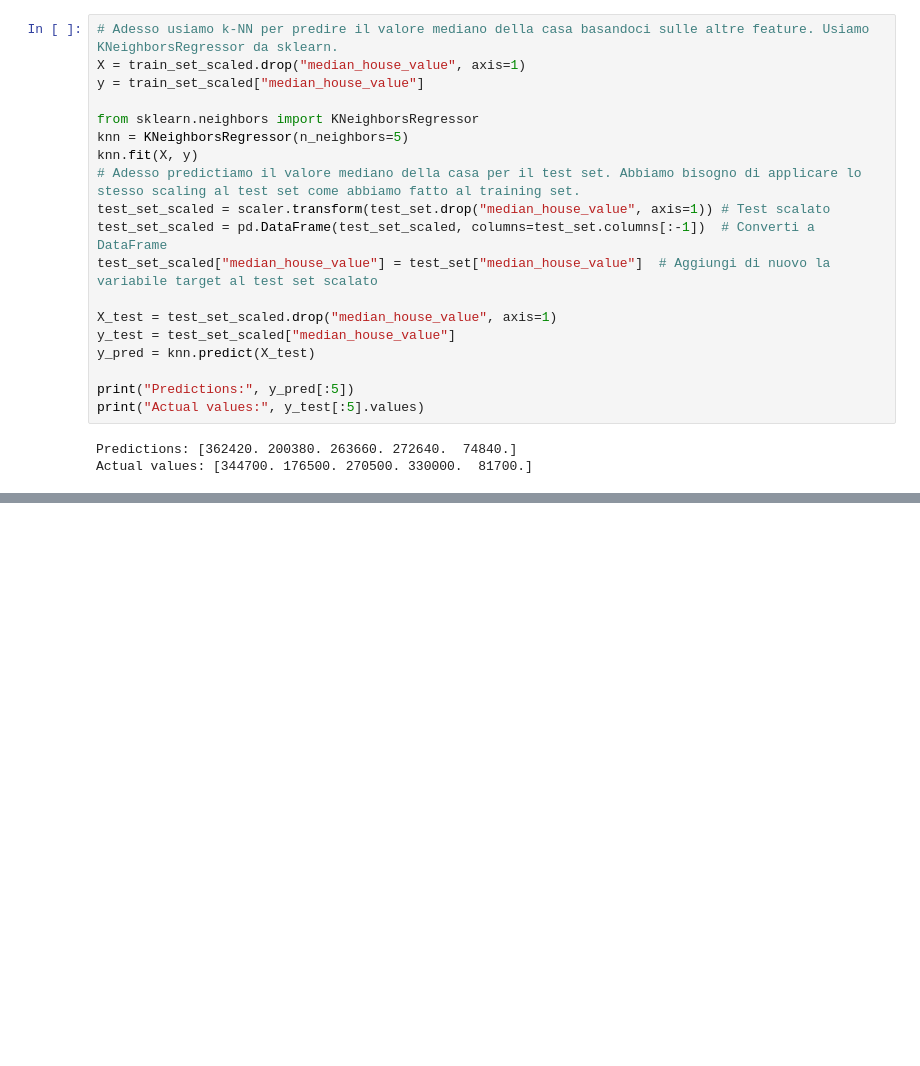
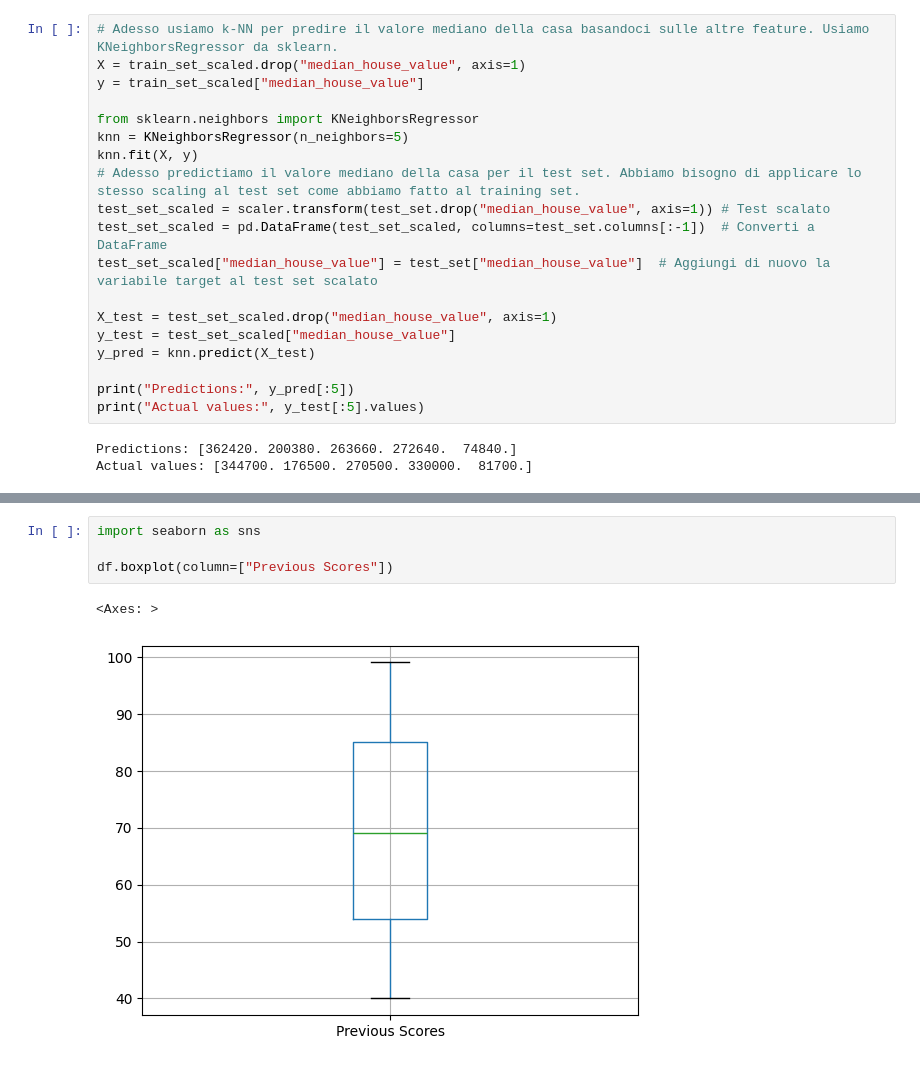
Before and after one commit to fenix-hub/ml-foundations-cours-2026, a Jupyter notebook: 01-kNN.ipynb, the cells around one changed output, grey strips where cells are left out. Drawn from its saved outputs; the diff is of its cells as text; blank space fills up the shorter version.

```diff
--- a/01-kNN.ipynb
+++ b/01-kNN.ipynb
@@ -231,0 +283,7 @@ Mean Absolute Error with k=10: 41799.176666666666
+# %%
+import seaborn as sns
+
+df.boxplot(column=["Previous Scores"])
+# %% [output]
+<Axes: >
+[figure, added]
```
Also changed, not shown: parts of 25 cells of this notebook, 7 other files.
